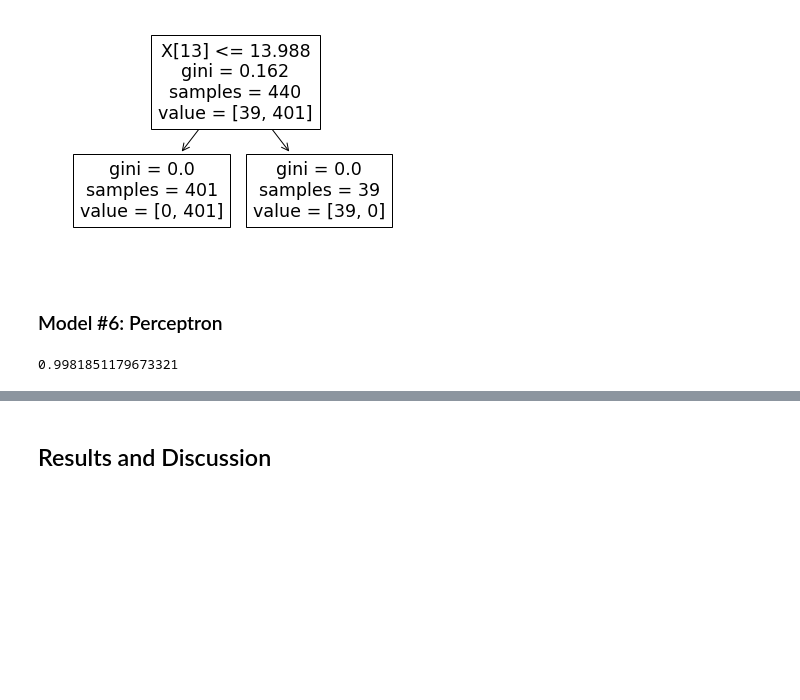
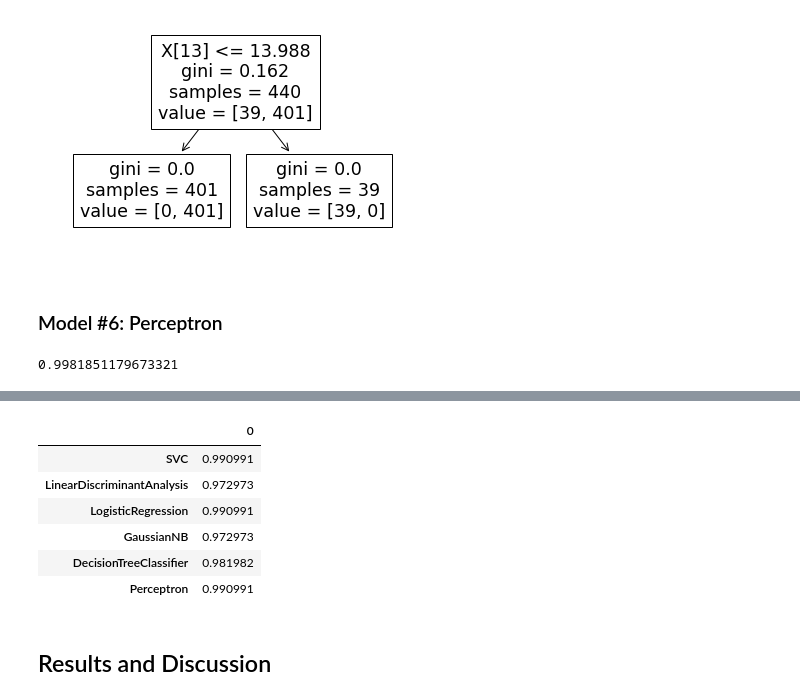
Before and after one commit to ruwaa-mohamed/TCGA-LUAD, a Jupyter notebook: TCGA-LUAD.ipynb, the cells around one changed output, grey strips where cells are left out. Cells and saved outputs as stored; diff of their text form; code cells hidden in the pictures; blank space fills up the shorter version.

```diff
--- a/TCGA-LUAD.ipynb
+++ b/TCGA-LUAD.ipynb
@@ -355,0 +359,7 @@ accuracy score = 0.9819819819819819
+# %%
+models = [SVC(kernel='linear'), LinearDiscriminantAnalysis(), LogisticRegression(), GaussianNB(), DecisionTreeClassifier(), Perceptron()]
+model_results = {}
+for model in models:
+    key, val = try_model(model)
+    model_results[key] = val
+print(model_results)
@@ -356,2 +375,15 @@ accuracy score = 0.9819819819819819
+# %%
+df2 = pd.DataFrame(list(model_results.values()), list(model_results.keys()))
+df2.
+
+df2
+# %% [output]
+|  | 0 |
+| SVC | 0.990991 |
+| LinearDiscriminantAnalysis | 0.972973 |
+| LogisticRegression | 0.990991 |
+| GaussianNB | 0.972973 |
+| DecisionTreeClassifier | 0.981982 |
+| Perceptron | 0.990991 |
 # %% [markdown]
 ## Results and Discussion
```
Also changed, not shown: parts of 11 cells of this notebook.
